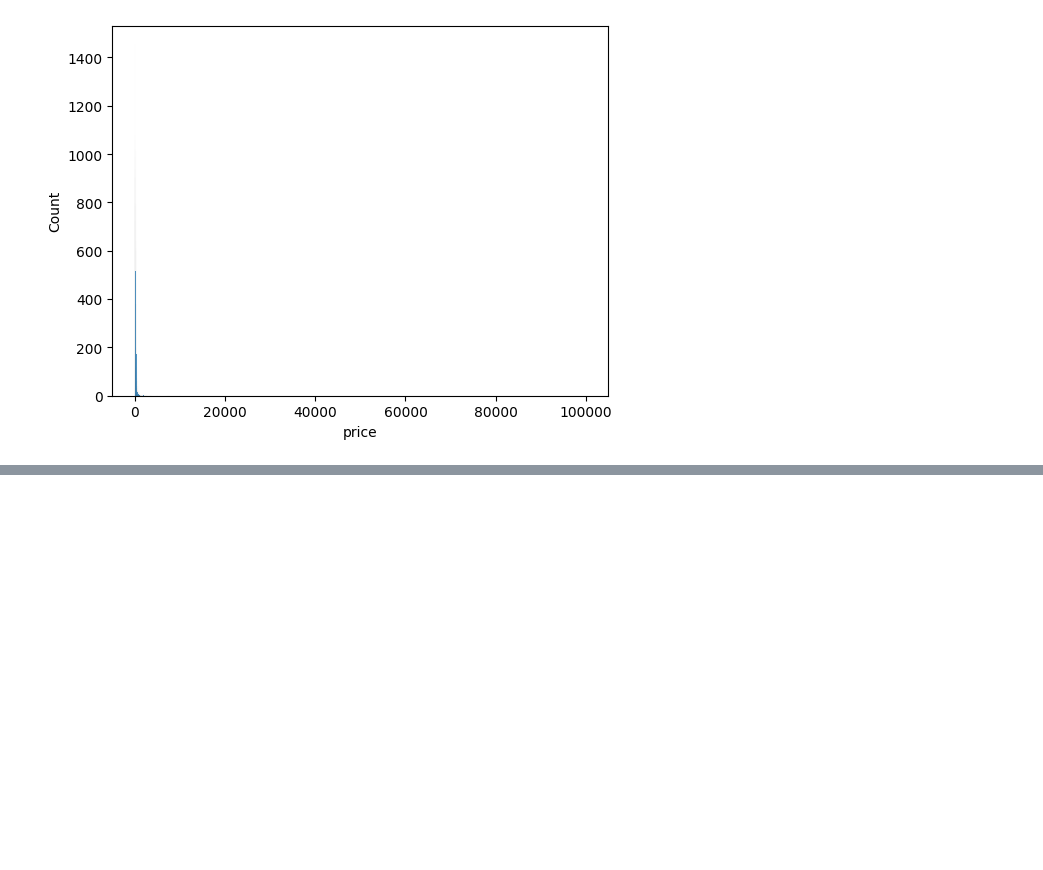
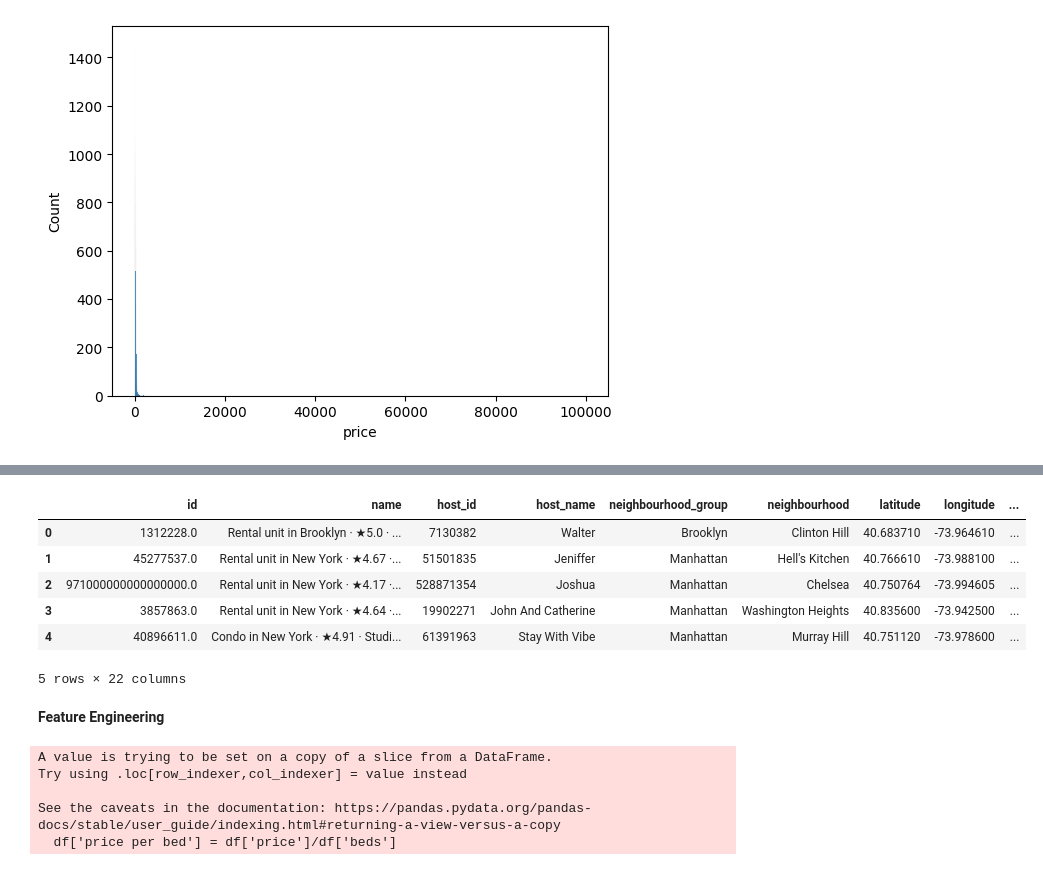
Before and after one commit to falcaozane/Machine-Learning, a Jupyter notebook: EDA project/AirBnB/AirBnB.ipynb, the cells around one changed output, grey strips where cells are left out. Drawn from its saved outputs; the diff is of its cells as text; code cells hidden in the pictures; blank space fills up the shorter version.

```diff
--- a/EDA project/AirBnB/AirBnB.ipynb
+++ b/EDA project/AirBnB/AirBnB.ipynb
@@ -273,0 +324,22 @@ Text(0, 0.5, 'Frequency')
+# %%
+df.head()
+# %% [output]
+|  | id | name | host_id | host_name | neighbourhood_group | neighbourhood | latitude | longitude | ... |
+| 0 | 1312228.0 | Rental unit in Brooklyn · ★5.0 · ... | 7130382 | Walter | Brooklyn | Clinton Hill | 40.683710 | -73.964610 | ... |
+| 1 | 45277537.0 | Rental unit in New York · ★4.67 ·... | 51501835 | Jeniffer | Manhattan | Hell's Kitchen | 40.766610 | -73.988100 | ... |
+| 2 | 971000000000000000.0 | Rental unit in New York · ★4.17 ·... | 528871354 | Joshua | Manhattan | Chelsea | 40.750764 | -73.994605 | ... |
+| 3 | 3857863.0 | Rental unit in New York · ★4.64 ·... | 19902271 | John And Catherine | Manhattan | Washington Heights | 40.835600 | -73.942500 | ... |
+| 4 | 40896611.0 | Condo in New York · ★4.91 · Studi... | 61391963 | Stay With Vibe | Manhattan | Murray Hill | 40.751120 | -73.978600 | ... |
+5 rows × 22 columns
+# %% [markdown]
+**Feature Engineering**
+# %%
+# price per beds
+
+df['price per bed'] = df['price']/df['beds']
+# %% [output]
+A value is trying to be set on a copy of a slice from a DataFrame.
+Try using .loc[row_indexer,col_indexer] = value instead
+
+See the caveats in the documentation: https://pandas.pydata.org/pandas-docs/stable/user_guide/indexing.html#returning-a-view-versus-a-copy
+  df['price per bed'] = df['price']/df['beds']
```
Also changed, not shown: parts of 6 cells of this notebook.
